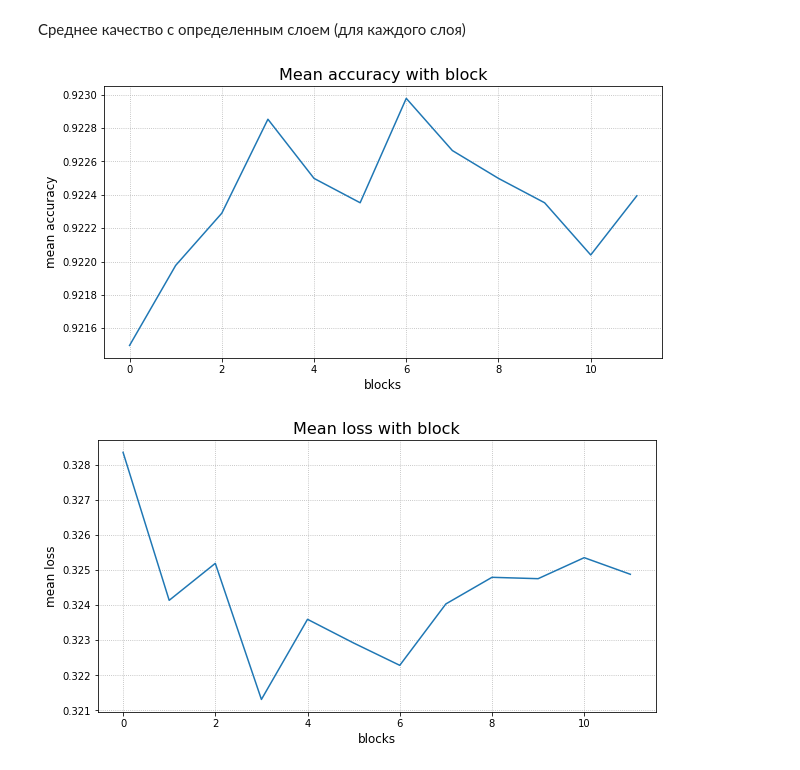
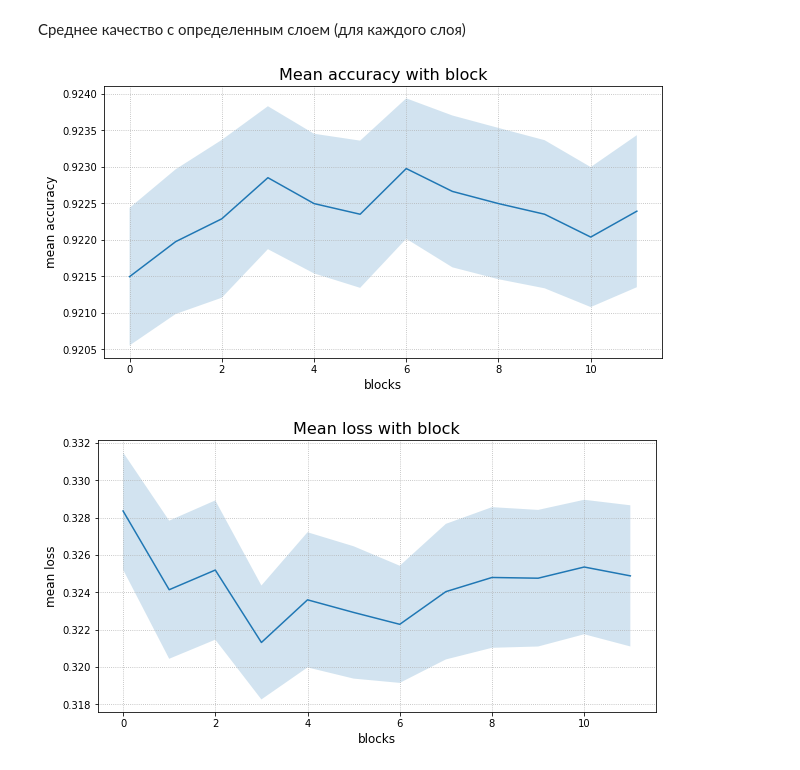
Before and after one commit to yandexdataschool/lilbert, a Jupyter notebook: zoo/Distillation/notebooks/train_student_bert_classifier.ipynb, the cells around one changed output. Cells and saved outputs as stored; diff of their text form; code cells hidden in the pictures.

Commit message:
confidence interval

```diff
--- a/zoo/Distillation/notebooks/train_student_bert_classifier.ipynb
+++ b/zoo/Distillation/notebooks/train_student_bert_classifier.ipynb
@@ -327,23 +342,23 @@ import numpy as np
 import matplotlib.pyplot as plt
 
 
-sum_acc_without = np.zeros(12)
-sum_loss_without = np.zeros(12)
-count_without = np.zeros(12)
+accs_without = [[] for _ in range(12)]
+losses_without = [[] for _ in range(12)]
 
 for res in all_results:
     for i in range(12):
         if i not in res[0]:
-            sum_acc_without[i] += res[2]['eval_accuracy']
-            sum_loss_without[i] += res[2]['eval_loss']
-            count_without[i] += 1
+            accs_without[i].append(res[2]['eval_accuracy'])
+            losses_without[i].append(res[2]['eval_loss'])
 
 
-mean_acc_without = np.array(sum_acc_without) / np.array(count_without)
-mean_locc_without = np.array(sum_loss_without) / np.array(count_without)
+mean_acc_without = np.array([mean_confidence_interval(acc) for acc in accs_without])
+mean_locc_without = np.array([mean_confidence_interval(loss) for loss in losses_without])
+
 
 plt.figure(figsize=(10, 5))
-plt.plot(np.arange(12),  mean_acc_without)
+plt.plot(np.arange(12),  mean_acc_without[:, 0])
+plt.fill_between(np.arange(12), mean_acc_without[:, 1], mean_acc_without[:, 2], alpha=.2)
 plt.grid(ls=':')
 plt.title('Mean accuracy without block', fontsize=16)
 plt.xlabel('blocks', fontsize=12)
@@ -352,7 +367,8 @@ plt.show();
 
 
 plt.figure(figsize=(10, 5))
-plt.plot(np.arange(12),  mean_locc_without)
+plt.plot(np.arange(12),  mean_locc_without[:, 0])
+plt.fill_between(np.arange(12), mean_locc_without[:, 1], mean_locc_without[:, 2], alpha=.2)
 plt.grid(ls=':')
 plt.title('Mean loss without block', fontsize=16)
 plt.xlabel('blocks', fontsize=12)
@@ -364,37 +380,39 @@ plt.show();
 # %% [markdown]
 Среднее качество с определенным слоем (для каждого слоя)
 # %%
-sum_acc_with = np.zeros(12)
-sum_loss_with = np.zeros(12)
-count_with = np.zeros(12)
+accs_with = [[] for _ in range(12)]
+losses_with = [[] for _ in range(12)]
 
 for res in all_results:
     for i in range(12):
         if i in res[0]:
-            sum_acc_with[i] += res[2]['eval_accuracy']
-            sum_loss_with[i] += res[2]['eval_loss']
-            count_with[i] += 1
+            accs_with[i].append(res[2]['eval_accuracy'])
+            losses_with[i].append(res[2]['eval_loss'])
 
 
-mean_acc_with = np.array(sum_acc_with) / np.array(count_with)
-mean_locc_with = np.array(sum_loss_with) / np.array(count_with)
+mean_acc_with = np.array([mean_confidence_interval(acc) for acc in accs_with])
+mean_locc_with = np.array([mean_confidence_interval(loss) for loss in losses_with])
+
+
 
 plt.figure(figsize=(10, 5))
-plt.plot(np.arange(12),  mean_acc_with)
+plt.plot(np.arange(12),  mean_acc_with[:, 0])
+plt.fill_between(np.arange(12), mean_acc_with[:, 1], mean_acc_with[:, 2], alpha=.2)
 plt.grid(ls=':')
 plt.title('Mean accuracy with block', fontsize=16)
 plt.xlabel('blocks', fontsize=12)
 plt.ylabel('mean accuracy', fontsize=12)
 plt.show();
 
 
 plt.figure(figsize=(10, 5))
-plt.plot(np.arange(12),  mean_locc_with)
+plt.plot(np.arange(12),  mean_locc_with[:, 0])
+plt.fill_between(np.arange(12), mean_locc_with[:, 1], mean_locc_with[:, 2], alpha=.2)
 plt.grid(ls=':')
 plt.title('Mean loss with block', fontsize=16)
 plt.xlabel('blocks', fontsize=12)
 plt.ylabel('mean loss', fontsize=12)
 plt.show();
 # %% [output]
-[figure, old version]
+[figure, new version]
-[figure, old version]
+[figure, new version]
```
Also changed, not shown: parts of 3 cells of this notebook.
